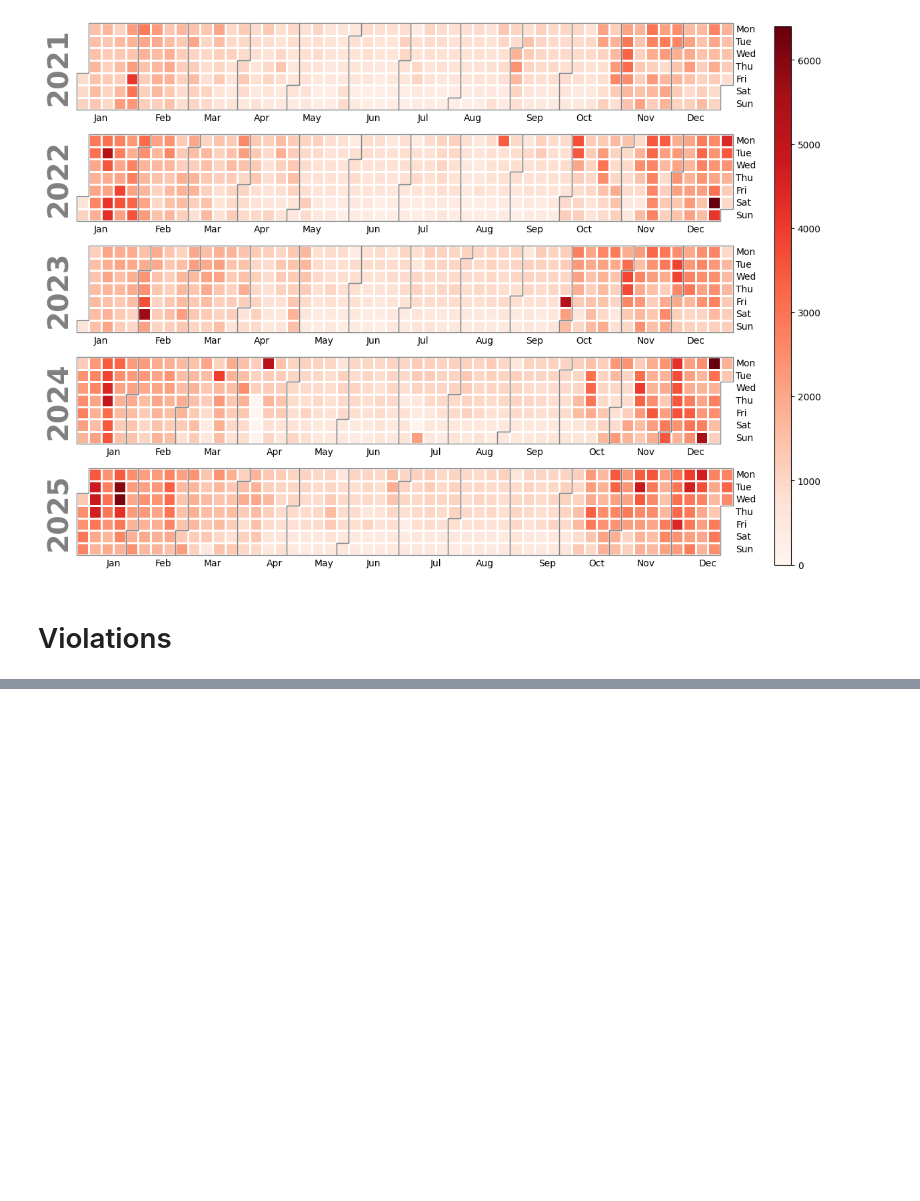
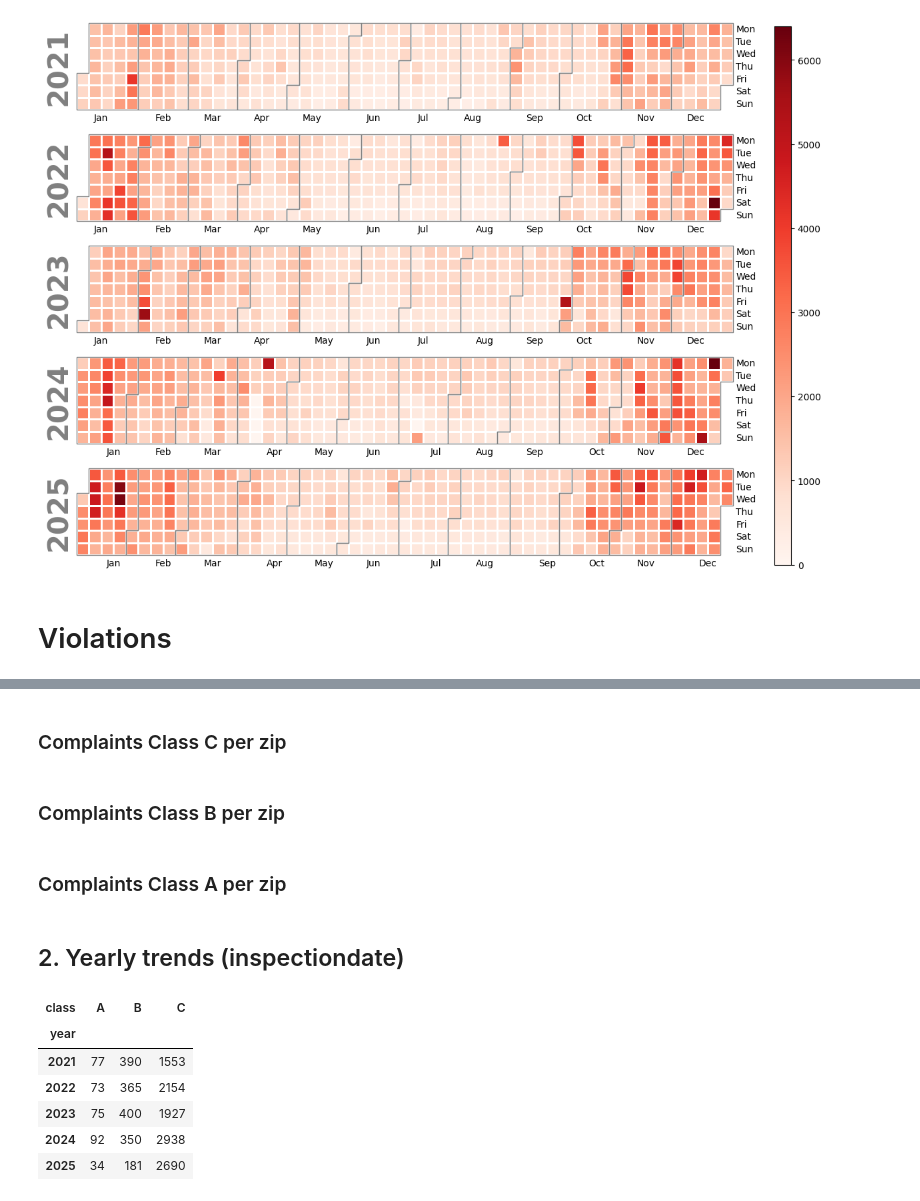
Before and after one commit to mariatmvendas/sdata_project, a Jupyter notebook: analysis_complaints.ipynb, the cells around one changed output, grey strips where cells are left out. Cells and saved outputs as stored; diff of their text form; code cells hidden in the pictures; blank space fills up the shorter version.

```diff
--- a/analysis_complaints.ipynb
+++ b/analysis_complaints.ipynb
@@ -460,0 +556,20 @@ print(f"Number of different boroughs: {len(df_complaints["borough"].unique())}")
+# %% [markdown]
+### Complaints Class C per zip
+# %% [markdown]
+ ### Complaints Class B per zip
+# %% [markdown]
+### Complaints Class A per zip
+# %% [markdown]
+## 2. Yearly trends (inspectiondate)
+# %%
+df_violations["year"]=df_violations["inspectiondate"].dt.year
+year_type_viol = df_violations.groupby(["year", "class"]).size().unstack(fill_value=0)
+year_type_viol
+# %% [output]
+| class | A | B | C |
+| year |  |  |  |
+| 2021 | 77 | 390 | 1553 |
+| 2022 | 73 | 365 | 2154 |
+| 2023 | 75 | 400 | 1927 |
+| 2024 | 92 | 350 | 2938 |
+| 2025 | 34 | 181 | 2690 |
```
Also changed, not shown: parts of 16 cells of this notebook, 2 other files.
